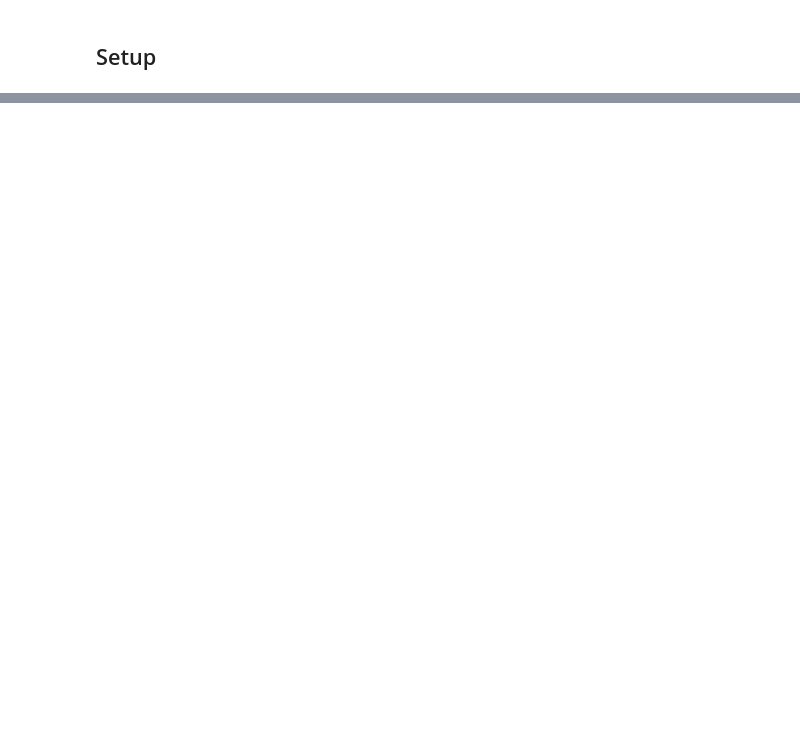
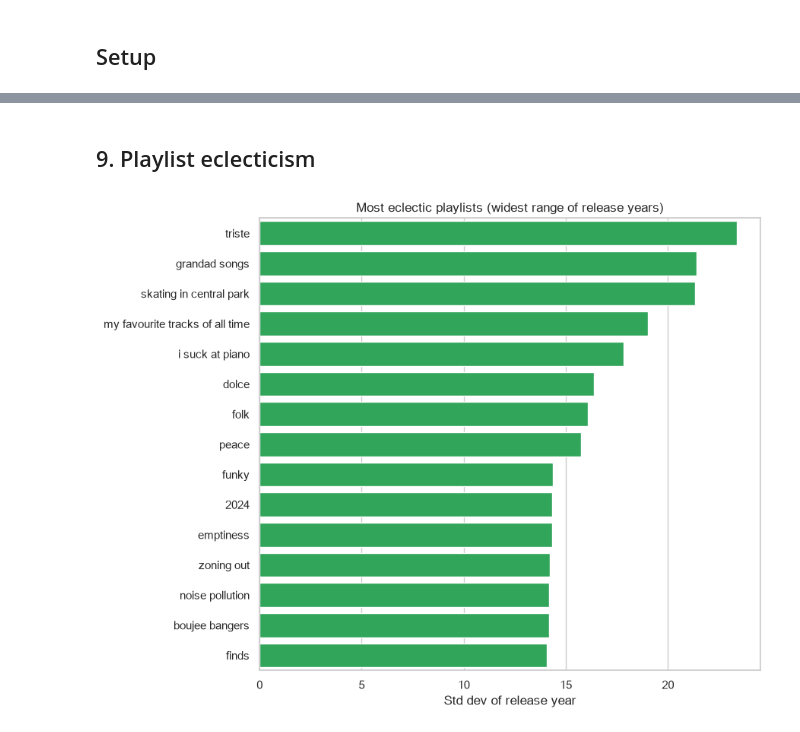
Before and after one commit to gene-c13/wrapped, a Jupyter notebook: notebooks/02_playlist_analysis.ipynb, the cells around one changed output, grey strips where cells are left out. Cells and saved outputs as stored; diff of their text form; code cells hidden in the pictures; blank space fills up the shorter version.

```diff
--- a/notebooks/02_playlist_analysis.ipynb
+++ b/notebooks/02_playlist_analysis.ipynb
@@ -22,11 +29,22 @@ behavioral + metadata.
 # %% [markdown]
 ## Setup
 # %%
+import warnings
+
 import pandas as pd
 import matplotlib.pyplot as plt
 import seaborn as sns
+from IPython.display import display
 
 %matplotlib inline
 sns.set_theme(style="whitegrid")
 GREEN = "#1DB954"
+
+# Fonts with glyph coverage for non-Latin (e.g. CJK) playlist names.
+plt.rcParams["font.sans-serif"] = [
+    "Arial Unicode MS", "PingFang SC", "Hiragino Sans GB", "DejaVu Sans",
+]
+plt.rcParams["axes.unicode_minus"] = False
+# Suppress warnings for glyphs (e.g. emoji) missing from the font.
+warnings.filterwarnings("ignore", message="Glyph.*missing from font")
 # %% [markdown]
@@ -38,8 +52,7 @@ Spotify display name is different.
 # %%
 from pathlib import Path
 
-# Find a project file no matter which folder the notebook is launched from
-# (browser Jupyter runs from notebooks/, VS Code runs from the project root).
+# Resolve a project file path regardless of the current working directory.
 def project_file(rel):
     for base in [Path.cwd(), *Path.cwd().parents]:
         candidate = base / rel
@@ -49,10 +62,10 @@ def project_file(rel):
 
 raw = pd.read_csv(project_file("data/api/playlist_tracks.csv"))
 
-MY_NAME = "gene"   # your Spotify display name (the 'playlist_owner' value)
+MY_NAME = "gene"   # playlist owner to keep
 mine = raw[raw["playlist_owner"] == MY_NAME].copy()
 
-# Playlists to exclude from the analysis (single-artist dumps, junk, etc.).
+# Playlists to exclude from the analysis.
 BANNED_PLAYLISTS = [
     "background music and meme songs",
     "turi ip ip ip 😂🔥⁉️🚨😈😹🆒🔝",
@@ -67,6 +80,7 @@ BANNED_PLAYLISTS = [
     "beats",
     "bad playlist",
     "best spotify mix party transitions",
+    "joe"
 ]
 mine = mine[~mine["playlist"].isin(BANNED_PLAYLISTS)].copy()
 
@@ -76,8 +90,7 @@ mine["duration_min"] = mine["duration_ms"] / 60000
 mine["release_year"] = pd.to_numeric(mine["release_date"].astype(str).str[:4],
                                      errors="coerce")
 
-# Drop stub rows: local files / unavailable tracks with no real metadata
-# (missing name or zero duration).
+# Remove stub rows (local files / unavailable tracks with no metadata).
 mine = mine[mine["track"].notna() & (mine["duration_ms"] > 0)].copy()
 
 print(f"Playlist track entries (own playlists): {len(mine)}")
@@ -242,0 +282,19 @@ else:
+# %% [markdown]
+## 9. Playlist eclecticism
+# %%
+counts = mine.groupby("playlist")["release_year"].count()
+eligible = counts[counts >= 5].index
+spread = (mine[mine["playlist"].isin(eligible)]
+          .groupby("playlist")["release_year"].std()
+          .sort_values(ascending=False))
+
+top = spread.head(15)
+fig, ax = plt.subplots(figsize=(9, 7))
+sns.barplot(x=top.values, y=top.index, color=GREEN, ax=ax)
+ax.set_title("Most eclectic playlists (widest range of release years)")
+ax.set_xlabel("Std dev of release year")
+ax.set_ylabel("")
+plt.tight_layout()
+plt.show()
+# %% [output]
+[figure, added]
```
Also changed, not shown: parts of 34 cells of this notebook.
